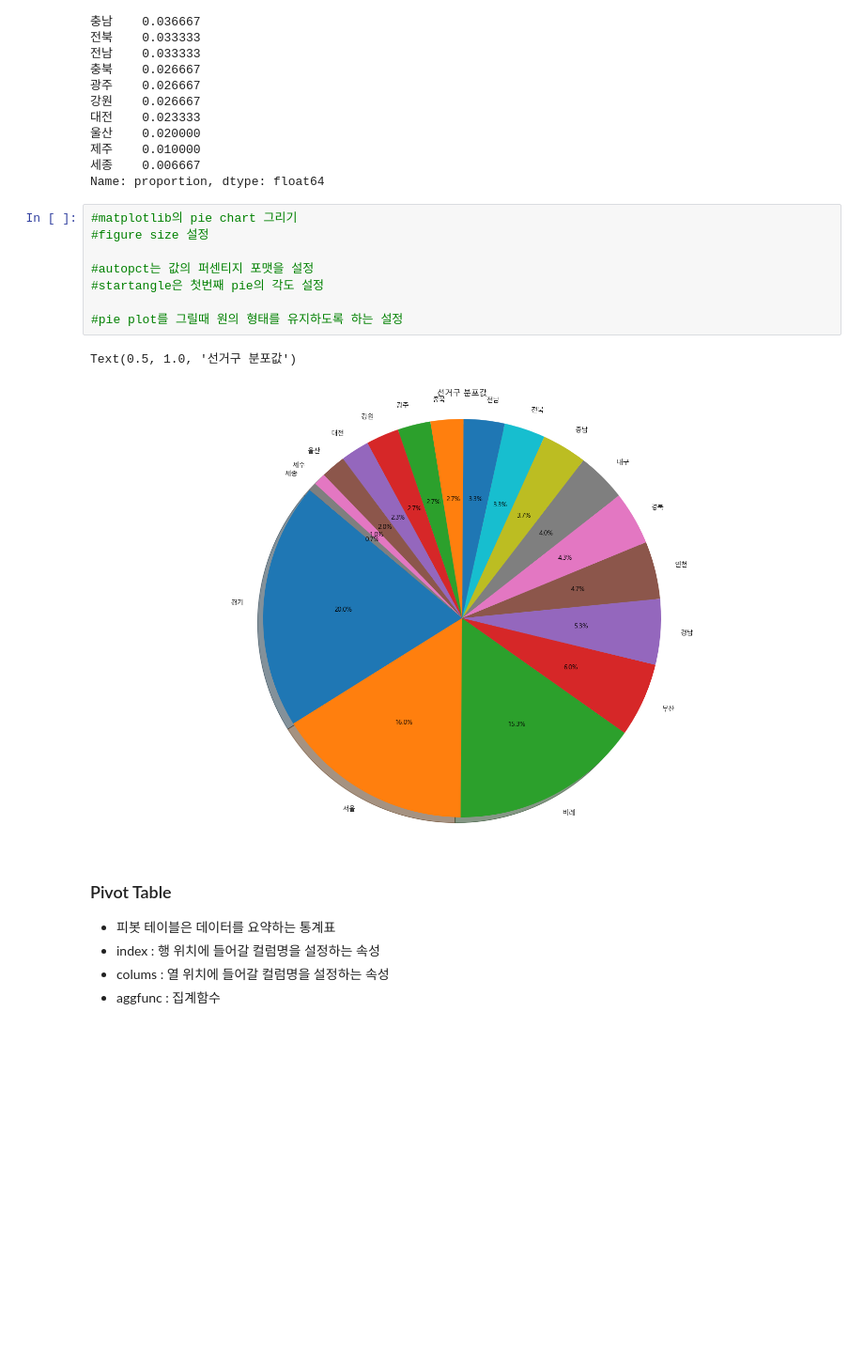
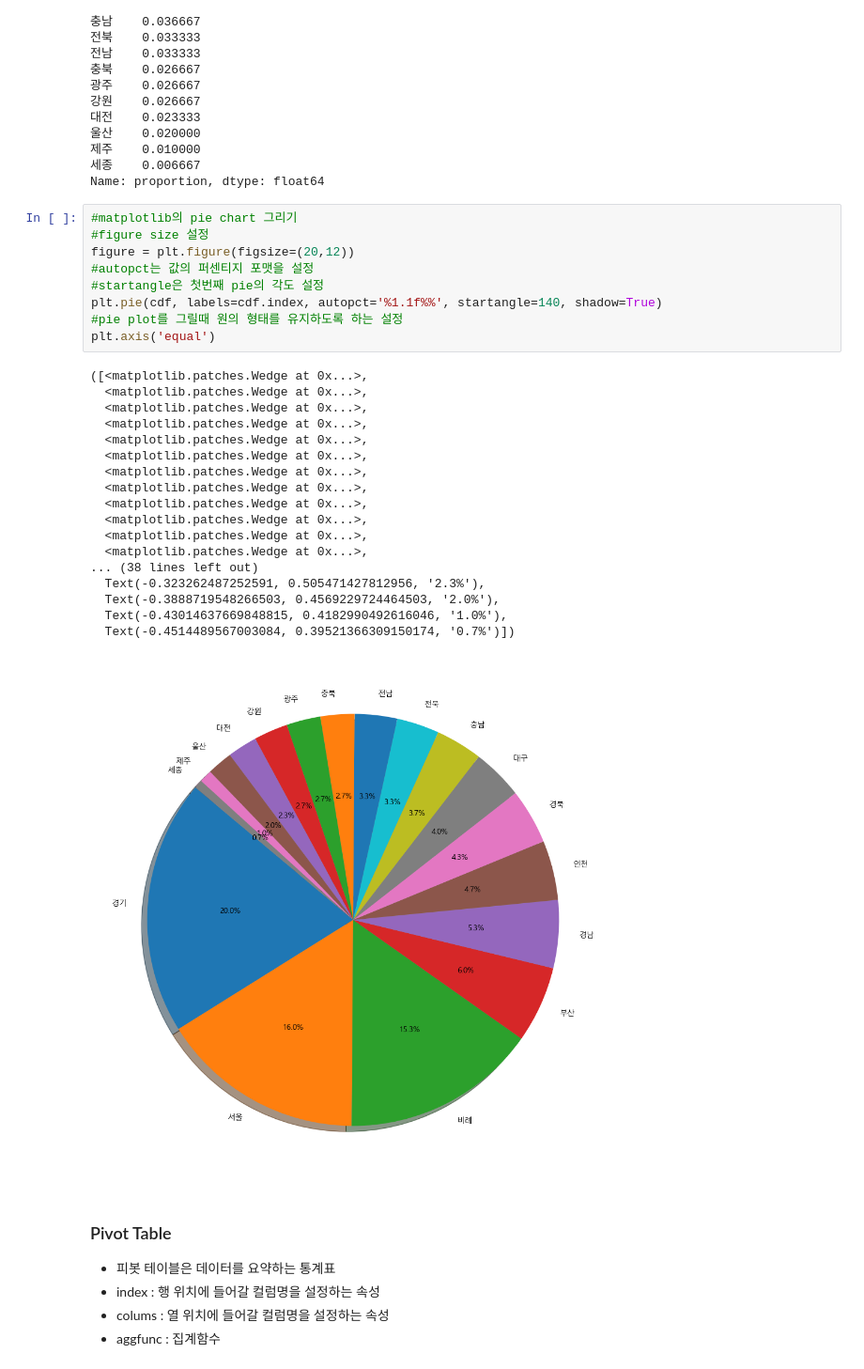
Before and after one commit to myjungwu/Python_Webscraping_Analysis, a Jupyter notebook: 05.국회의원현황-개정판.ipynb, the cells around one changed output. Shown at 94% size. Saved outputs shown, nothing was run; the diff lists cells and outputs as text; blank space fills up the shorter version.

```diff
--- a/05.국회의원현황-개정판.ipynb
+++ b/05.국회의원현황-개정판.ipynb
@@ -636,14 +636,31 @@ Name: proportion, dtype: float64
 # %%
 #matplotlib의 pie chart 그리기
 #figure size 설정
-
+figure = plt.figure(figsize=(20,12))
 #autopct는 값의 퍼센티지 포맷을 설정
 #startangle은 첫번째 pie의 각도 설정
-
+plt.pie(cdf, labels=cdf.index, autopct='%1.1f%%', startangle=140, shadow=True)
 #pie plot를 그릴때 원의 형태를 유지하도록 하는 설정
+plt.axis('equal')
 # %% [output]
-Text(0.5, 1.0, '선거구 분포값')
+([<matplotlib.patches.Wedge at 0x...>,
+  <matplotlib.patches.Wedge at 0x...>,
+  <matplotlib.patches.Wedge at 0x...>,
+  <matplotlib.patches.Wedge at 0x...>,
+  <matplotlib.patches.Wedge at 0x...>,
+  <matplotlib.patches.Wedge at 0x...>,
+  <matplotlib.patches.Wedge at 0x...>,
+  <matplotlib.patches.Wedge at 0x...>,
+  <matplotlib.patches.Wedge at 0x...>,
+  <matplotlib.patches.Wedge at 0x...>,
+  <matplotlib.patches.Wedge at 0x...>,
+  <matplotlib.patches.Wedge at 0x...>,
+... (38 lines left out)
+  Text(-0.323262487252591, 0.505471427812956, '2.3%'),
+  Text(-0.3888719548266503, 0.4569229724464503, '2.0%'),
+  Text(-0.43014637669848815, 0.4182990492616046, '1.0%'),
+  Text(-0.4514489567003084, 0.39521366309150174, '0.7%')])
-[figure, old version]
+[figure, new version]
 # %% [markdown]
 ### Pivot Table
 * 피봇 테이블은 데이터를 요약하는 통계표
```
Also changed, not shown: parts of 1 cell of this notebook.
